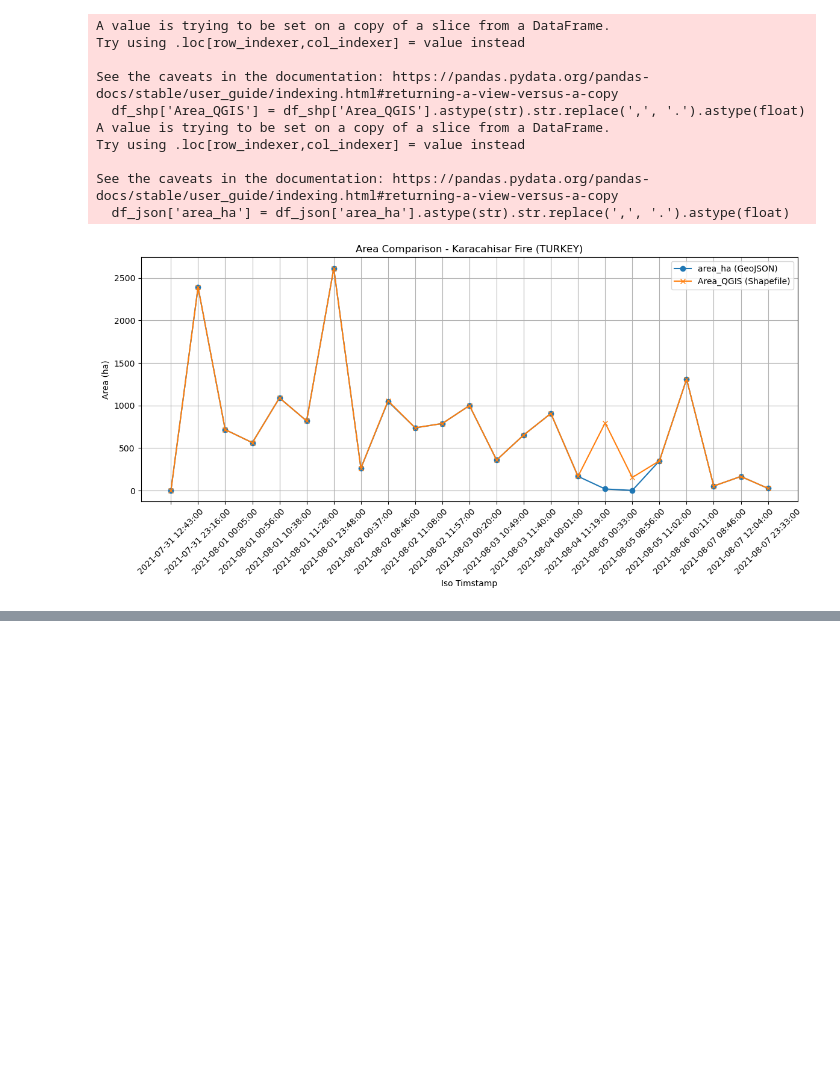
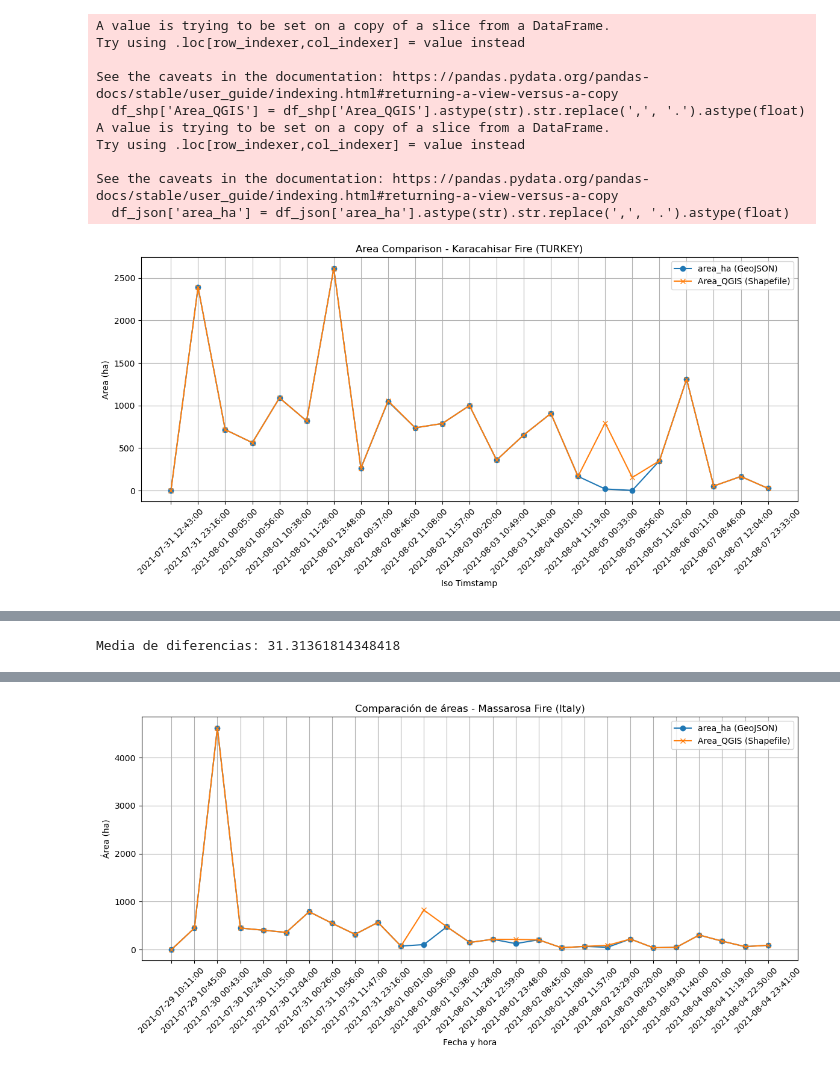
Before and after one commit to PAULA-OLI/Geo_Data_NERO, a Jupyter notebook: Mean_Area_Difference.ipynb, the cells around one changed output, grey strips where cells are left out. Drawn from its saved outputs; the diff is of its cells as text; code cells hidden in the pictures; blank space fills up the shorter version.

```diff
--- a/Mean_Area_Difference.ipynb
+++ b/Mean_Area_Difference.ipynb
@@ -102,0 +214,74 @@ See the caveats in the documentation: https://pandas.pydata.org/pandas-docs/stab
+# %%
+### MARMARIS
+import matplotlib.pyplot as plt
+import geopandas as gpd
+import pandas as pd
+
+gdf_shp = gpd.read_file("/home/polivera/Documents/NERO - Database/Turkiye/Mugla_Marmaris/progression_marmaris_29072021.shp")
+gdf_json = gpd.read_file("/home/polivera/Documents/NERO - Database/Reviews GeoJSONs/MarmarisFire_new1.geojson")
+
+# Convertir la columna 'date_hour' e 'iso_timestamp' a string para evitar problemas con NaN
+gdf_shp['date_hour'] = gdf_shp['date_hour'].astype(str)
+gdf_json['iso_timestamp'] = gdf_json['iso_timestamp'].astype(str)
+
+# Seleccionar columnas relevantes
+df_shp = gdf_shp[['date_hour', 'Area_QGIS']]
+df_json = gdf_json[['iso_timestamp', 'area_ha']]
+
+df_shp['Area_QGIS'] = df_shp['Area_QGIS'].astype(str).str.replace(',', '.').astype(float)
+df_json['area_ha'] = df_json['area_ha'].astype(str).str.replace(',', '.').astype(float)
+
+
+# Filtrar filas con date_hour o iso_timestamp siendo NaN equivalente (no string 'nan', los valores reales NaN sólo al convertir luego)
+df_shp = df_shp[df_shp['date_hour'].notna() & (df_shp['date_hour'] != 'nan')]
+df_json = df_json[df_json['iso_timestamp'].notna() & (df_json['iso_timestamp'] != 'nan')]
+
+# Convertir a datetime directamente (ignorando errores)
+df_shp['date_hour'] = pd.to_datetime(df_shp['date_hour'], errors='coerce')
+df_json['iso_timestamp'] = pd.to_datetime(df_json['iso_timestamp'], errors='coerce')
+
+# Sacar filas que quedaron con NaT tras conversión y eliminarlas
+df_shp = df_shp.dropna(subset=['date_hour'])
+df_json = df_json.dropna(subset=['iso_timestamp'])
+
+# Agrupar sumando área por fecha/hora
+df_shp_grouped = df_shp.groupby('date_hour', as_index=False)['Area_QGIS'].sum()
+df_json_grouped = df_json.groupby('iso_timestamp', as_index=False)['area_ha'].sum()
+
+df_shp = df_shp.drop_duplicates(['date_hour', 'Area_QGIS'])
+df_json = df_json.drop_duplicates(['iso_timestamp', 'area_ha'])
+
+
+
+# Hacer merge por fecha/hora
+df_merged = pd.merge(df_shp_grouped, df_json_grouped, left_on='date_hour', right_on='iso_timestamp', how='inner')
+
+# Calcular diferencia y media
+df_merged['diferencia'] = df_merged['Area_QGIS'] - df_merged['area_ha']
+media_diferencias = df_merged['diferencia'].mean()
+print("Media de diferencias:", media_diferencias)
+
+# Ordenar por fecha
+df_merged = df_merged.sort_values(by='date_hour')
+
+# Graficar
+plt.figure(figsize=(12,6))
+posiciones = list(range(len(df_merged)))
+
+plt.plot(posiciones, df_merged['area_ha'], marker='o', label='area_ha (GeoJSON)')
+plt.plot(posiciones, df_merged['Area_QGIS'], marker='x', label='Area_QGIS (Shapefile)')
+
+plt.xlabel('Fecha y hora')
+plt.ylabel('Área (ha)')
+plt.title('Comparación de áreas - Massarosa Fire (Italy)')
+plt.legend()
+plt.grid()
+
+# Mostrar fechas como etiquetas equiespaciadas en eje X
+fechas = df_merged['date_hour'].dt.strftime('%Y-%m-%d %H:%M:%S').tolist()
+plt.xticks(ticks=posiciones, labels=fechas, rotation=45)
+
+plt.tight_layout()
+plt.show()
+# %% [output]
+Media de diferencias: 31.31361814348418
@@ -102,0 +298 @@ See the caveats in the documentation: https://pandas.pydata.org/pandas-docs/stab
+[figure, added]
```
Also changed, not shown: parts of 4 cells of this notebook.
